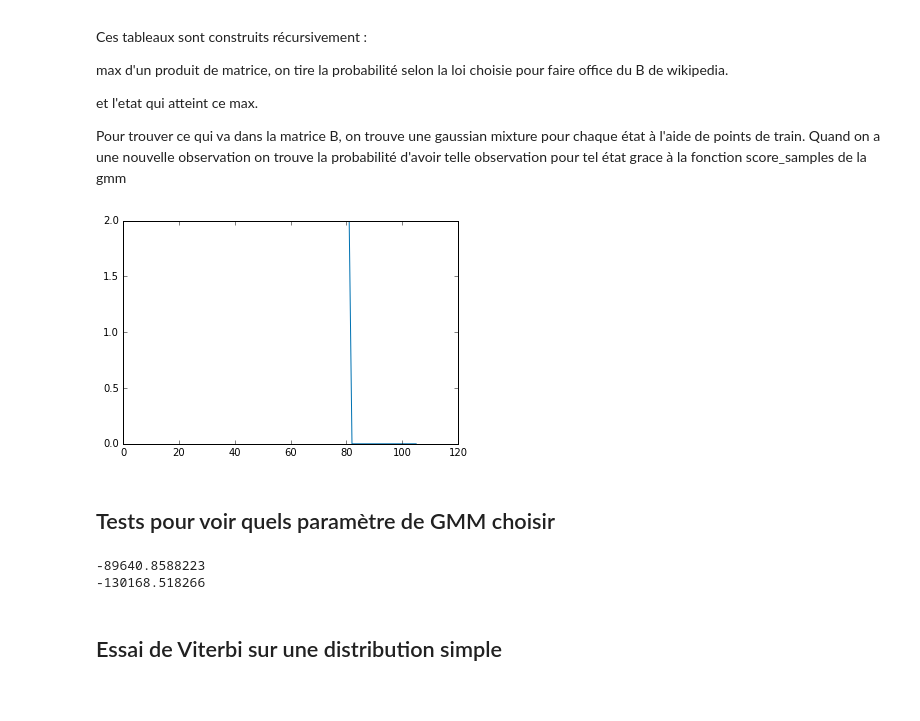
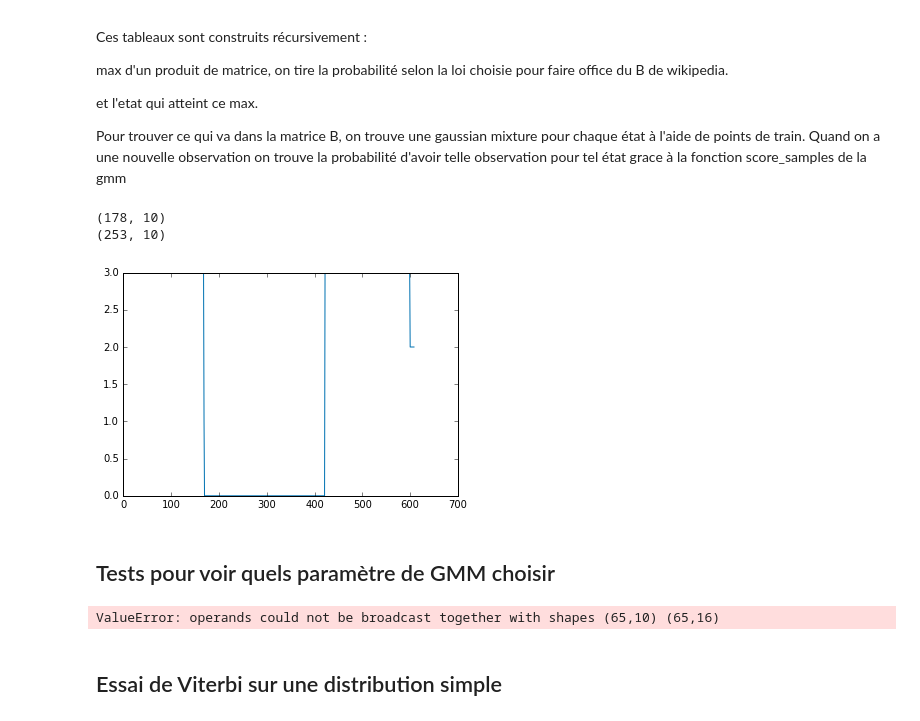
Before and after one commit to Vincent-Robert/Projet-SIGMA, a Jupyter notebook: Script court.ipynb, the cells around one changed output. Drawn from its saved outputs; the diff is of its cells as text; code cells hidden in the pictures.

```diff
--- a/Script court.ipynb
+++ b/Script court.ipynb
@@ -224,13 +242,13 @@ def actually_predict(classifier, test_features, pca, scaler):
 ## Code à exécuter
 # %%
 # Hyperparamètres
-window_length = 60
-recouvrement = 0.5
-n = 2
-train_name = 'tout.csv' #total1.csv
+window_length = 250
+recouvrement = 0.9
+n = 3
+train_name = 'new_tout.csv' #total1.csv
 liste_labels = [0, 0, 0, 4, 4, 4, 1, 1, 1, 3, 3, 2, 2, 2, 3, 3, 3]
 #[0, 1, 2, 0, 1, 2, 0, 0, 0, 1, 1, 2, 2, 5, 5, 5, 3, 3, 4, 4]
-#[0, 1, 2, 4, 3, 4, 4, 3, 3, ] # 0 c'est assis, 1 c'est debout, 2 marche, 3 monte escalier, 4 descend escalier
+#[0, 1, 2, 4, 3, 4, 4, 3, 3, ]
 liste_transitions = [6338, 13822, 18325, 19621, 22352, 25196,
                      31241, 38266, 41564, 43240, 44988, 59500,
                      70102, 76913, 78990, 81108] #83134
@@ -310,9 +335,9 @@ Quand on a une nouvelle observation on trouve la probabilité d'avoir telle obse
 
 nb_features = train_features.shape[1]
 liste_states = [0,1,2,3,4]
-n_gaussians = 1
+n_gaussians = 5
 set_features_etats = []
-train_liste = ['assis.csv', 'debout.csv', 'marche.csv', 'descend.csv', 'courir.csv']
+train_liste = ['assis_train.csv', 'debout_train.csv', 'marche_train.csv', 'escalier_train.csv', 'courir_train.csv']
 for name in train_liste:
     features = create_test(name, window_length, recouvrement, n) # test car on veut juste les features, pas de labels
     set_features_etats.append(features)
@@ -326,48 +351,53 @@ for k in liste_states:
 K = len(liste_states)
 prior = np.ones(K)
 prior = prior/np.sum(prior) # stochastique
-test_observation1 = 'marche2.csv'
+test_observation1 = 'assis3.csv'
 features_observation1 = create_test(test_observation1, window_length, recouvrement, n)
-test_observation2 = 'courir2.csv'
+print(features_observation1.shape)
+test_observation2 = 'assis.csv'
 features_observation2 = create_test(test_observation2, window_length, recouvrement, n)
-features_observation = np.concatenate((features_observation1, features_observation2), axis=0)
+print(features_observation2.shape)
+features_observation = np.concatenate((features_observation1, features_observation2, features_observation1), axis=0)
 sh = features_observation.shape
 lg = sh[0]
+# %% [output]
+(178, 10)
+(253, 10)
 # %%
 T = features_observation.shape[0]
 T1 = np.zeros((K, T))
 T2 = np.zeros((K, T))
-A = np.array([[0.9, 0.1, 0, 0, 0, 0],
-             [0.05, 0.75, 0.08, 0.03, 0.03, 0.06],
-             [0.01, 0.05, 0.7, 0.02, 0.02, 0.2],
-             [0, 0.13, 0.17, 0.6, 0, 0.1],
-             [0, 0.13, 0.17, 0, 0.6, 0.1],
-             [0, 0.1, 0.2, 0.05, 0.05, 0.6]])
+A = np.array([[0.4, 0.2, 0.2, 0.2, 0],
+             [0.2, 0.2, 0.2, 0.2, 0.2],
+             [0.1, 0.1, 0.6, 0.1, 0.1],
+             [0, 0.1, 0.3, 0.35, 0.05],
+             [0.2, 0.2, 0.2, 0.2, 0.2]])
+#A = np.ones((5,5))/5.
 z = np.zeros(T)
 for i in liste_states:
     tmp = np.log(prior[i]) + max(liste_gmm[i].score_samples(features_observation[0]), -100)
     T1[i, 0] = tmp
 for i in range(1, T):
     for j in range(K):
         new_liste = [np.exp(T1[l, i - 1]) * A[l, j] for l in range(K)]
         tmp = max(liste_gmm[j].score_samples(features_observation[i]), -100) + np.log(np.max(new_liste))
         T1[j, i] = tmp
         T2[j, i] = np.argmax(new_liste)
     if np.sum(np.abs(T1[:, i])) > 200:
-        T1 = T1/2.
+        T1[:, i] = T1[:, i]/2.
 z[T - 1] = np.argmax(T1[:, T - 1])
 for i in range(T - 2, -1, -1):
     z[i] = T2[int(z[i + 1]), i + 1]
 
 #for i in range(1, T):
-#        print(T1[:, i])
+#    print(T1[:, i])
 
 plt.figure()
 plt.plot(z)
 plt.show()
 #print(z)
 # %% [output]
-[figure, old version]
+[figure, new version]
 # %%
 ## On bruite les données pour tester la capacité de généralisation de Viterbi
 eps = 0.001
@@ -379,12 +409,11 @@ features_observation = features_observation + N
 # %%
 nb_features = train_features.shape[1]
 liste_states = [0,1,2,3,4]
-n_gaussians = 1
+n_gaussians = 3
 set_features_etats = []
 train_liste = ['assis.csv', 'debout.csv', 'marche.csv', 'monte.csv', 'descend.csv', 'courir.csv']
 for name in train_liste:
     features = create_test(name, window_length, recouvrement, n) # test car on veut juste les features, pas de labels
-    #features = features[:, 0:1]
     set_features_etats.append(features)
 
 liste_gmm = []
@@ -396,15 +425,15 @@ for k in liste_states:
 K = len(liste_states)
 prior = np.ones(K)
 prior = prior/np.sum(prior) # stochastique
-test_observation1 = 'assis.csv'
+test_observation1 = 'monte.csv'
 features_observation1 = create_test(test_observation1, window_length, recouvrement, n)
-test_observation2 = 'assis2.csv'
+test_observation2 = 'descend.csv'
 features_observation2 = create_test(test_observation2, window_length, recouvrement, n)
 eps = 0
 sh = features_observation2.shape
 lg = sh[0]
-N = normal(np.transpose(np.zeros(lg)), eps * np.ones((lg, lg)))
-N = np.array(N)[:, :14]
+N = normal(np.transpose(np.zeros(lg)), eps * 0 * np.ones((lg, lg)))
+N = np.array(N)[:, :16]
 features_observation2 = features_observation2 + N
 
 L1 = features_observation1.shape[0]
@@ -419,8 +448,7 @@ for i in range(1, L2):
 print(np.mean(listetestsurnouvellesdata))
 print(np.mean(listetestsurtrain))
 # %% [output]
--89640.8588223
--130168.518266
+ValueError: operands could not be broadcast together with shapes (65,10) (65,16)
 # %% [markdown]
 ## Essai de Viterbi sur une distribution simple
 # %%
```
Also changed, not shown: parts of 8 cells of this notebook, 7 other files.
